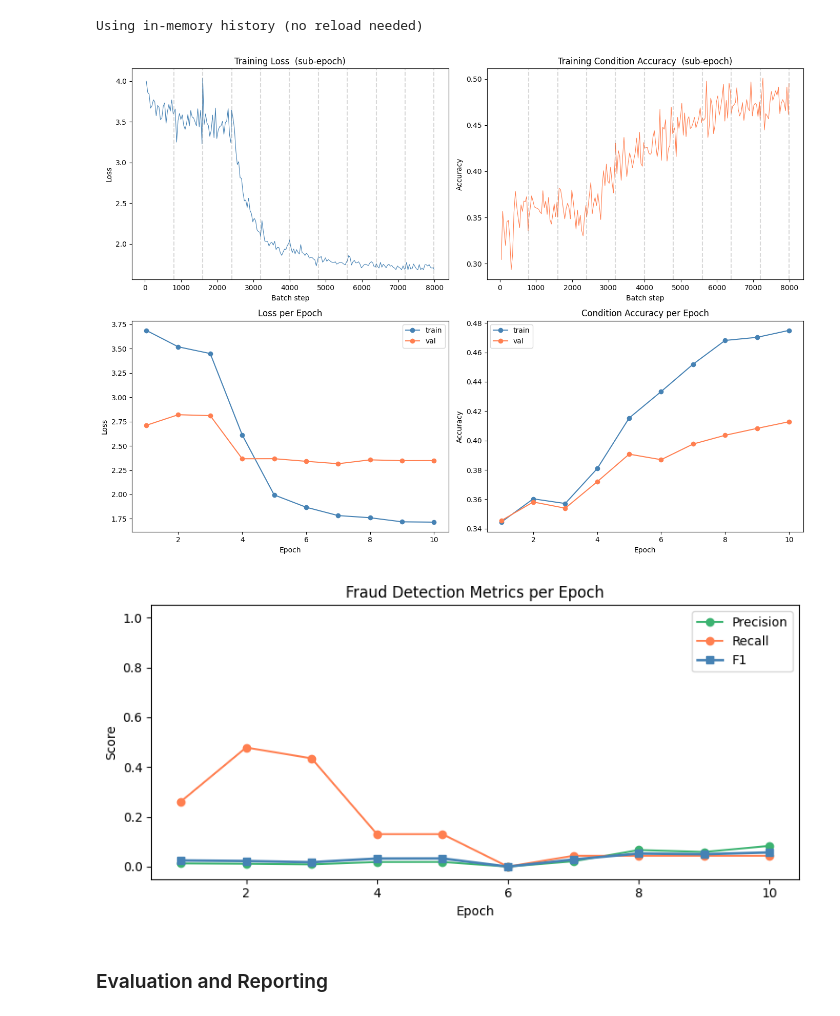
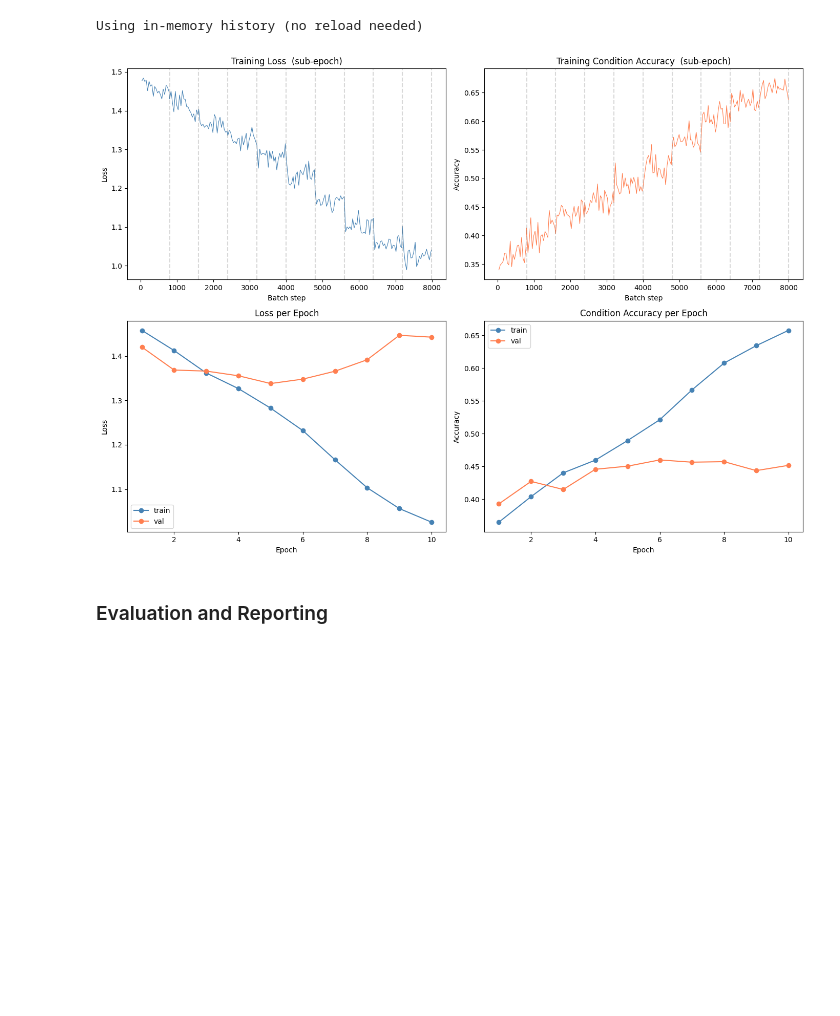
Before and after one commit to isaacsmith3/clothing-image-classifier, a Jupyter notebook: src/model.ipynb, the cells around one changed output. Saved outputs shown, nothing was run; the diff lists cells and outputs as text; code cells hidden in the pictures; blank space fills up the shorter version.

```diff
--- a/src/model.ipynb
+++ b/src/model.ipynb
@@ -125,10 +102,8 @@ Train: 25,548 items → 799 batches
 Test:  6,388 items → 200 batches
 # %%
 # Sanity check: load one batch and inspect shapes + label ranges
-imgs, labels = next(iter(train_loader))
-print(f"Image batch shape : {imgs.shape}")        # (B, 6, 260, 260)
+fronts, backs, labels = next(iter(train_loader))
+print(f"Front batch shape : {fronts.shape}")       # (B, 3, 260, 260)
+print(f"Back batch shape  : {backs.shape}")        # (B, 3, 260, 260)
 print(f"Condition range   : {labels['condition'].min().item()} – {labels['condition'].max().item()}")
-print(f"Stains range      : {labels['stains'].min().item()} – {labels['stains'].max().item()}")
-print(f"Holes range       : {labels['holes'].min().item()} – {labels['holes'].max().item()}")
-print(f"Fraud in batch    : {labels['fraud'].sum().item():.0f} / {len(labels['fraud'])}")
 # %% [output]
@@ -264,12 +185,11 @@ def compute_losses(preds, labels):
 # %%
 HEAD_LR       = 1e-3
-BACKBONE_LR   = 1e-4     # 10x lower than heads when unfrozen
+BACKBONE_LR   = 1e-4
 NUM_EPOCHS    = 10
-UNFREEZE_AT   = 4         # unfreeze backbone at this epoch
+UNFREEZE_AT   = 2
 SAVE_DIR      = Path("../checkpoints")
 SAVE_DIR.mkdir(exist_ok=True)
 
-# Phase 1 optimizer: only head params (backbone is frozen)
 head_params = [p for n, p in model.named_parameters() if "backbone" not in n]
 optimizer = torch.optim.AdamW(head_params, lr=HEAD_LR, weight_decay=1e-4)
 scheduler = torch.optim.lr_scheduler.CosineAnnealingLR(optimizer, T_max=NUM_EPOCHS)
@@ -380,7 +283,5 @@ def evaluate(model, loader):
 # %%
-history = {"train_loss": [], "train_acc": [],
-           "val_loss": [], "val_acc": [],
-           "fraud_prec": [], "fraud_rec": [], "fraud_f1": []}
+history = {"train_loss": [], "train_acc": [], "val_loss": [], "val_acc": []}
 
 best_val_loss = float("inf")
 
@@ -392,22 +293,17 @@ for epoch in range(1, NUM_EPOCHS + 1):
     print(f"\nEpoch {epoch}/{NUM_EPOCHS}  (lr={lrs})")
 
     train_loss, train_acc = train_one_epoch(model, train_loader, optimizer, epoch)
-    val_loss, val_acc, f_prec, f_rec, f_f1 = evaluate(model, test_loader)
+    val_loss, val_acc = evaluate(model, test_loader)
     scheduler.step()
 
     history["train_loss"].append(train_loss)
     history["train_acc"].append(train_acc)
     history["val_loss"].append(val_loss)
     history["val_acc"].append(val_acc)
-    history["fraud_prec"].append(f_prec)
-    history["fraud_rec"].append(f_rec)
-    history["fraud_f1"].append(f_f1)
 
-    print(f"  train  loss={train_loss:.4f}  cond_acc={train_acc:.4f}")
-    print(f"  val    loss={val_loss:.4f}  cond_acc={val_acc:.4f}")
-    print(f"  fraud  prec={f_prec:.3f}  rec={f_rec:.3f}  f1={f_f1:.3f}")
+    print(f"  train  loss={train_loss:.4f}  acc={train_acc:.4f}")
+    print(f"  val    loss={val_loss:.4f}  acc={val_acc:.4f}")
 
-    # Save full checkpoint every epoch for resume capability
     checkpoint = {
         "epoch": epoch,
         "model_state_dict": model.state_dict(),
@@ -537,55 +422,41 @@ import matplotlib.pyplot as plt
 
 fig, axes = plt.subplots(2, 2, figsize=(14, 10))
 
-# ── Sub-epoch training curves (granular, every ~5% of an epoch) ───────────────
+# Sub-epoch training curves
 axes[0, 0].plot(step_log["step"], step_log["loss"], linewidth=0.8, color="steelblue")
 axes[0, 0].set_title("Training Loss  (sub-epoch)")
 axes[0, 0].set_xlabel("Batch step")
 axes[0, 0].set_ylabel("Loss")
 for e in range(1, NUM_EPOCHS + 1):
     axes[0, 0].axvline(x=e * len(train_loader), color="grey", linestyle="--", alpha=0.3)
 
 axes[0, 1].plot(step_log["step"], step_log["acc"], linewidth=0.8, color="coral")
 axes[0, 1].set_title("Training Condition Accuracy  (sub-epoch)")
 axes[0, 1].set_xlabel("Batch step")
 axes[0, 1].set_ylabel("Accuracy")
 for e in range(1, NUM_EPOCHS + 1):
     axes[0, 1].axvline(x=e * len(train_loader), color="grey", linestyle="--", alpha=0.3)
 
-# ── Per-epoch train vs val ────────────────────────────────────────────────────
+# Per-epoch train vs val
 epochs = range(1, len(history["train_loss"]) + 1)
 
 axes[1, 0].plot(epochs, history["train_loss"], "o-", label="train", color="steelblue")
 axes[1, 0].plot(epochs, history["val_loss"],   "o-", label="val",   color="coral")
 axes[1, 0].set_title("Loss per Epoch")
 axes[1, 0].set_xlabel("Epoch")
 axes[1, 0].set_ylabel("Loss")
 axes[1, 0].legend()
 
 axes[1, 1].plot(epochs, history["train_acc"], "o-", label="train", color="steelblue")
 axes[1, 1].plot(epochs, history["val_acc"],   "o-", label="val",   color="coral")
 axes[1, 1].set_title("Condition Accuracy per Epoch")
 axes[1, 1].set_xlabel("Epoch")
 axes[1, 1].set_ylabel("Accuracy")
 axes[1, 1].legend()
 
 plt.tight_layout()
 plt.show()
-
-# ── Fraud detection metrics over epochs ───────────────────────────────────────
-fig2, ax = plt.subplots(figsize=(8, 4))
-ax.plot(epochs, history["fraud_prec"], "o-", label="Precision", color="mediumseagreen")
-ax.plot(epochs, history["fraud_rec"],  "o-", label="Recall",    color="coral")
-ax.plot(epochs, history["fraud_f1"],   "s-", label="F1",        color="steelblue", linewidth=2)
-ax.set_title("Fraud Detection Metrics per Epoch")
-ax.set_xlabel("Epoch")
-ax.set_ylabel("Score")
-ax.set_ylim(-0.05, 1.05)
-ax.legend()
-plt.tight_layout()
-plt.show()
 # %% [output]
-[figure, old version]
+[figure, new version]
-[figure, removed]
 # %% [markdown]
 ### Evaluation and Reporting
```
Also changed, not shown: parts of 10 cells of this notebook.
